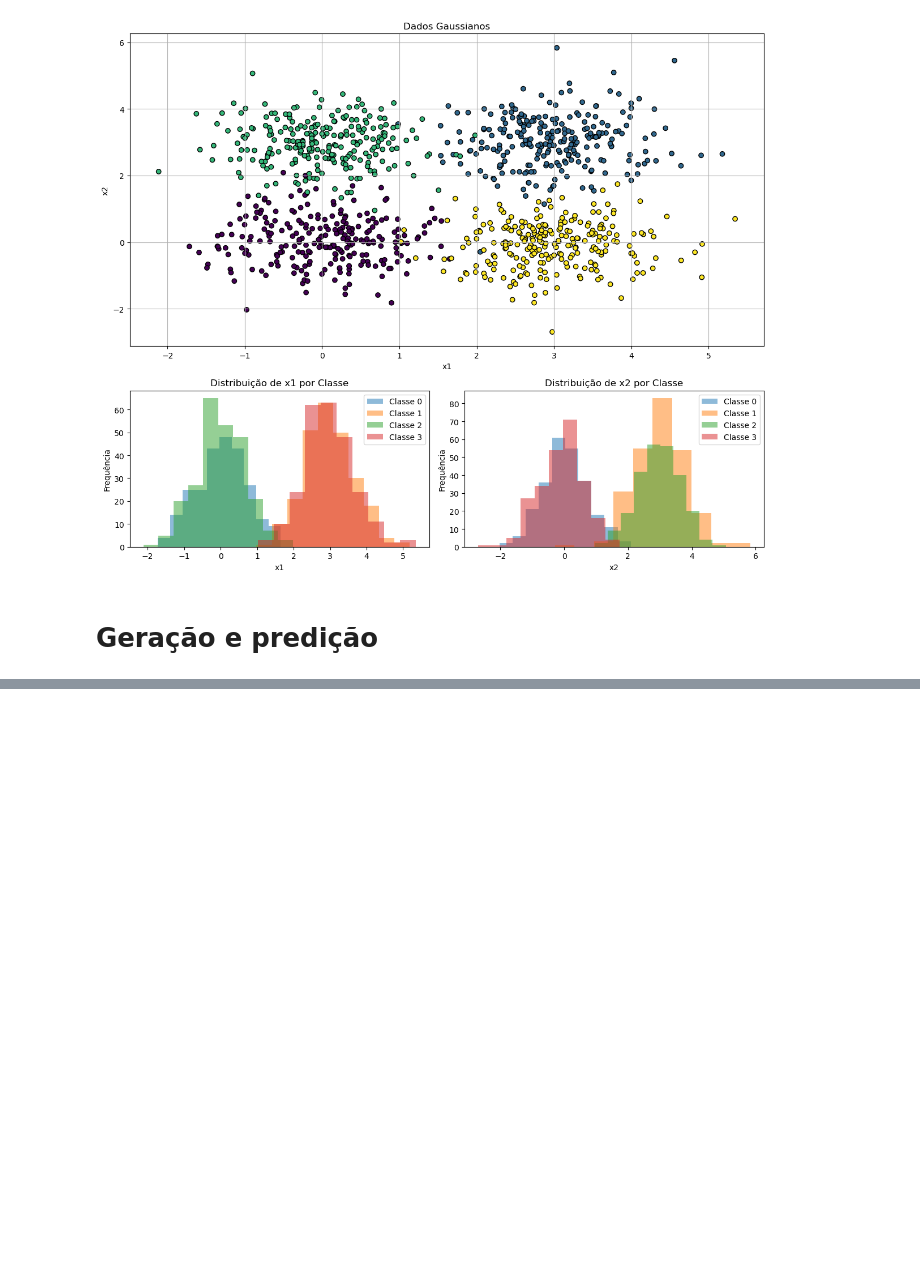
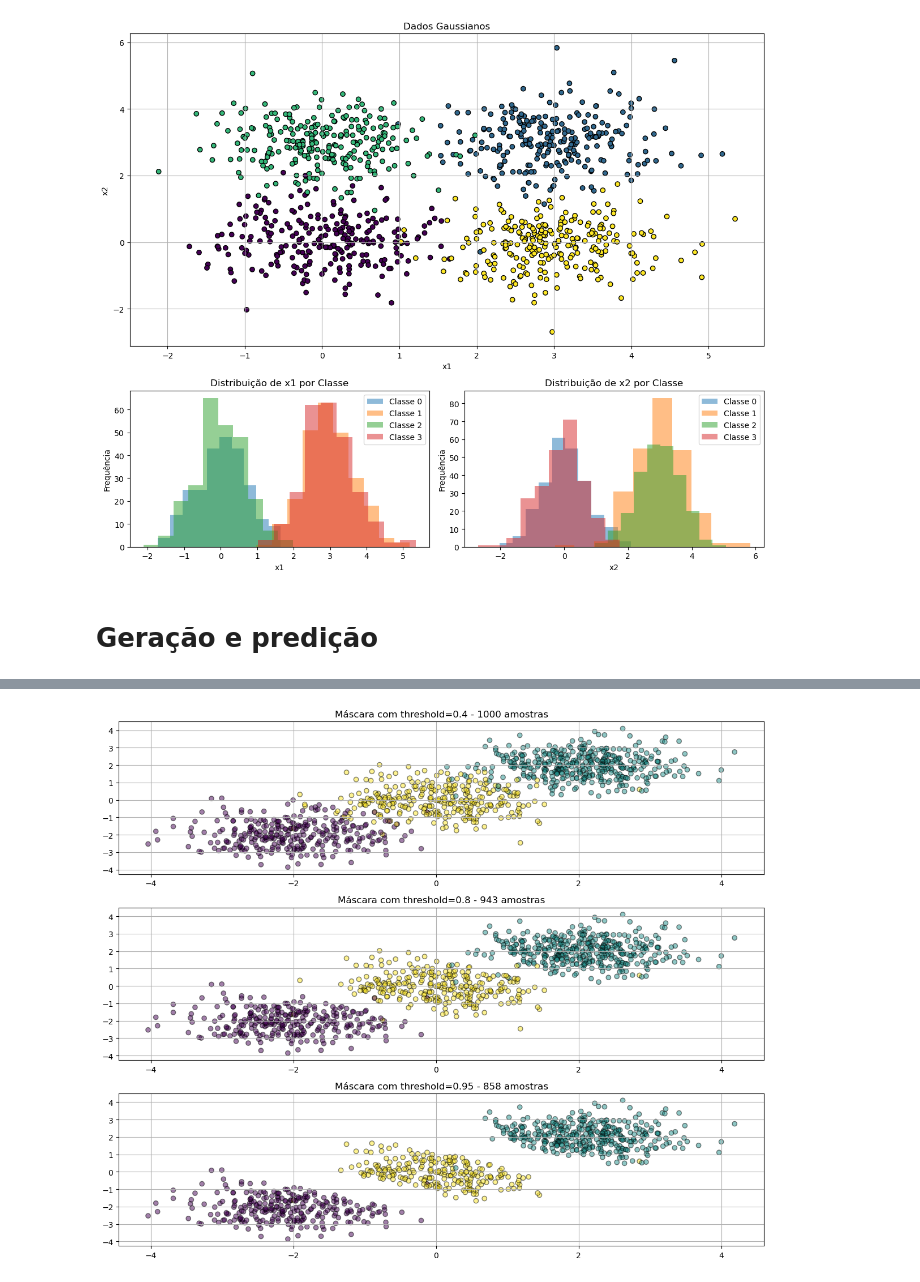
Before and after one commit to daviseemann/analise-teorica, a Jupyter notebook: notebooks/classificador-n-classes.ipynb, the cells around one changed output, grey strips where cells are left out. Saved outputs shown, nothing was run; the diff lists cells and outputs as text; code cells hidden in the pictures; blank space fills up the shorter version.

```diff
--- a/notebooks/classificador-n-classes.ipynb
+++ b/notebooks/classificador-n-classes.ipynb
@@ -77,10 +77,10 @@ def classifier(prob, **kwargs):
 
 
 def rejector(confidence, threshold=None):
-    mask = np.argsort(confidence)[::-1]
+    index = np.argsort(confidence)[::-1]
     if threshold is None:
-        return mask
-    accepted_indices = mask[confidence[mask] >= threshold]
+        return index
+    accepted_indices = index[confidence[index] >= threshold]
     return accepted_indices
 # %%
 def error(y, y_pred):
@@ -275,0 +168,33 @@ plt.show()
+# %%
+# plot dos dados com limiar
+
+
+def plot_thresholds(data: np.array, labels: np.array, thresholds: list) -> None:
+
+    n_plots = len(thresholds) - 1
+
+    fig, ax = plt.subplots(n_plots, figsize=(12, 10))
+
+    for i, threshold in enumerate(thresholds[1:]):
+        mask = rejector(confidence, threshold)
+        masked_data = data[mask]
+        masked_labels = labels[mask]
+
+        ax[i].scatter(
+            masked_data[:, 0],
+            masked_data[:, 1],
+            c=masked_labels,
+            cmap="viridis",
+            edgecolor="k",
+            alpha=0.5,
+        )
+        ax[i].set_title(f"Máscara com {threshold=} - {masked_data.shape[0]} amostras")
+        ax[i].grid()
+
+    plt.tight_layout()
+    plt.show()
+# %%
+t_tests = [0, 0.4, 0.8, 0.95]
+plot_thresholds(data, labels, t_tests)
+# %% [output]
+[figure, added]
```
Also changed, not shown: parts of 12 cells of this notebook, 1 other file.
